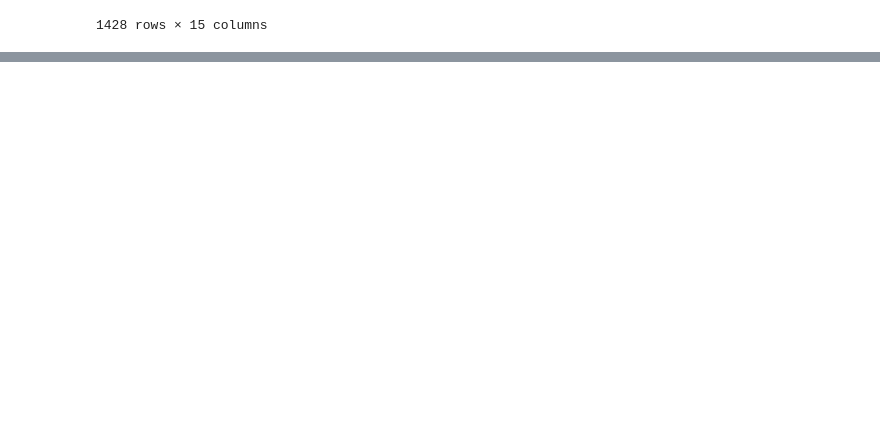
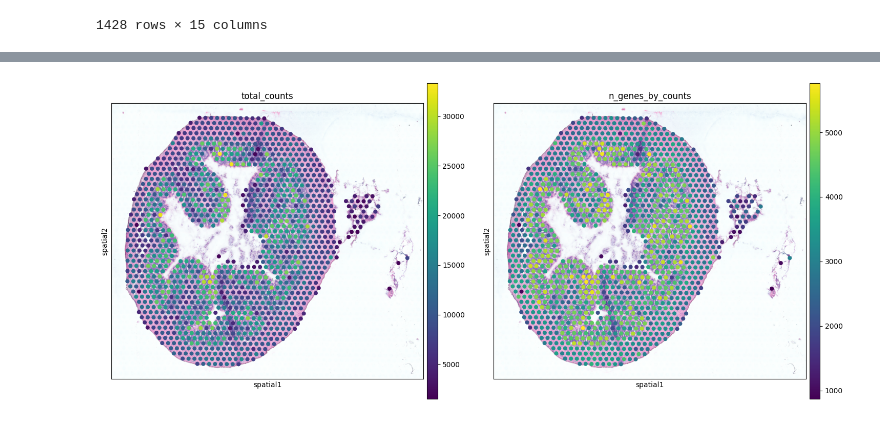
Before and after one commit to ThorstenCodes/spatial-transcriptomics-demo, a Jupyter notebook: dataset2_python/scripts/Preprocessing.ipynb, the cells around one changed output, grey strips where cells are left out. Drawn from its saved outputs; the diff is of its cells as text; code cells hidden in the pictures; blank space fills up the shorter version.

```diff
--- a/dataset2_python/scripts/Preprocessing.ipynb
+++ b/dataset2_python/scripts/Preprocessing.ipynb
@@ -130,0 +191,4 @@ Data is okayis but not best
+# %%
+sc.pl.spatial(adata, img_key='hires', color=['total_counts', 'n_genes_by_counts'])
+# %% [output]
+[figure, added]
```
Also changed, not shown: parts of 14 cells of this notebook.
